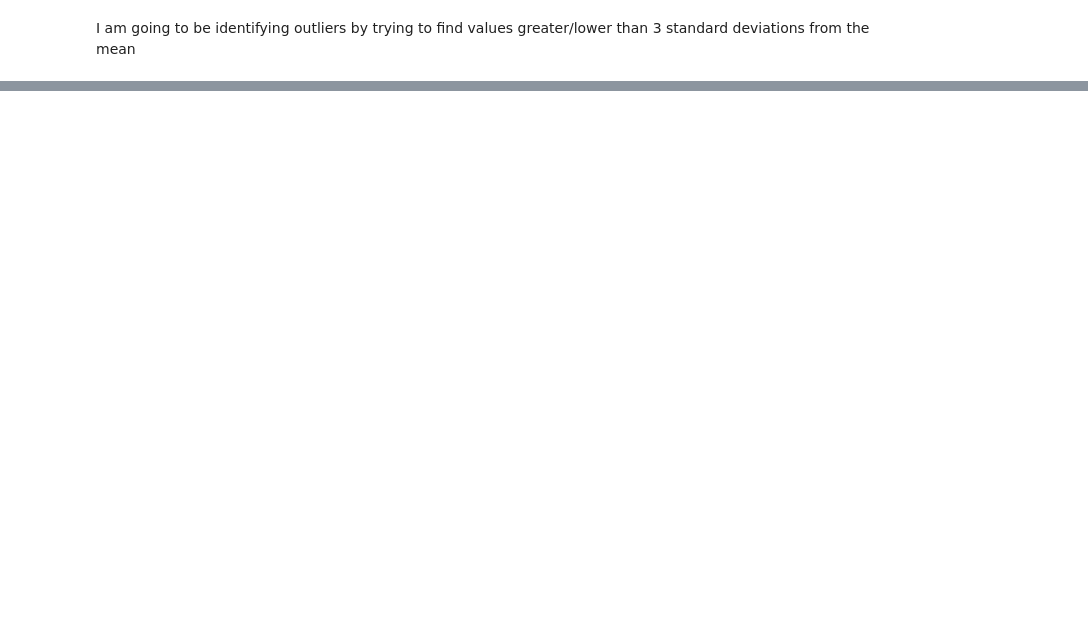
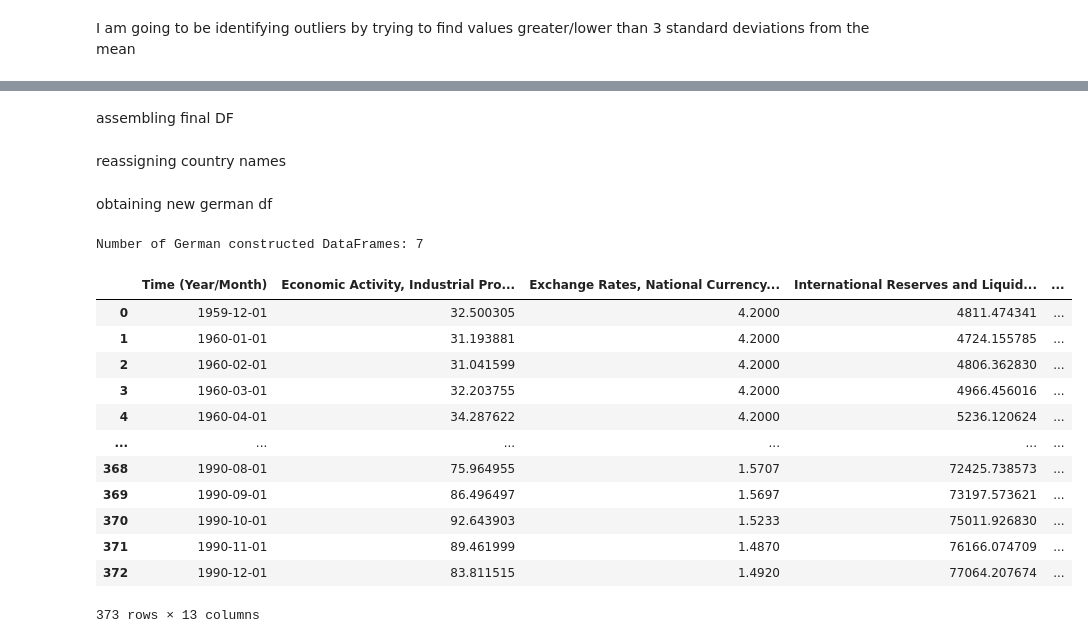
Before and after one commit to thoomkuzhymatthew/EC1B1_group28, a Jupyter notebook: code/DataCleaning.ipynb, the cells around one changed output, grey strips where cells are left out. Cells and saved outputs as stored; diff of their text form; code cells hidden in the pictures; blank space fills up the shorter version.

Commit message:
final df created and sotred in data

```diff
--- a/code/DataCleaning.ipynb
+++ b/code/DataCleaning.ipynb
@@ -921,0 +898,78 @@ cleaned_df
+# %% [markdown]
+assembling final DF
+# %% [markdown]
+reassigning country names
+# %%
+# Reassigning country for easier merging:
+
+# Loop over the cleaned_dfs dictionary and add/update the "Country" column
+for key, df in cleaned_dfs.items():
+    if key.startswith("cleaned_german_"):
+        df["Country"] = "Germany"
+    elif key.startswith("cleaned_us_"):
+        df["Country"] = "USA"
+    else:
+        # Optionally, handle unexpected keys
+        df["Country"] = "Unknown"
+# %% [markdown]
+obtaining new german df
+# %%
+import pandas as pd
+import functools
+
+# Step 1: Get the 7 cleaned German constructed DataFrames from cleaned_dfs.
+# (Assuming your dictionary "cleaned_dfs" contains keys starting with "cleaned_german_"
+# for all German constructed variables.)
+german_constructed = [df for key, df in cleaned_dfs.items() if key.startswith("cleaned_german_")]
+
+# Check that we have 7:
+print("Number of German constructed DataFrames:", len(german_constructed))
+
+# Step 2: Merge the 7 constructed DataFrames into one wide DataFrame.
+# Use an outer join on "Time (Year/Month)" and "Country".
+if german_constructed:
+    merged_german_constructed = functools.reduce(
+        lambda left, right: pd.merge(left, right, on=["Time (Year/Month)", "Country"], how="outer"),
+        german_constructed
+    )
+else:
+    merged_german_constructed = pd.DataFrame()
+
+# Ensure the "Time (Year/Month)" column in both DataFrames is in datetime format
+g_df["Time (Year/Month)"] = pd.to_datetime(g_df["Time (Year/Month)"], errors="coerce")
+merged_german_constructed["Time (Year/Month)"] = pd.to_datetime(merged_german_constructed["Time (Year/Month)"], errors="coerce")
+
+# Merge the base German data (g_df) with the merged constructed German variables
+new_g_df = pd.merge(g_df, merged_german_constructed, on=["Time (Year/Month)", "Country"], how="outer")
+
+# Sort the resulting DataFrame by "Time (Year/Month)"
+new_g_df = new_g_df.sort_values("Time (Year/Month)").reset_index(drop=True)
+
+# For viewing:
+new_g_df
+
+
+# Step 3: Merge the base German data (g_df) with the merged German constructed data.
+# We assume g_df contains the German base variables and already has columns "Time (Year/Month)" and "Country".
+new_g_df = pd.merge(g_df, merged_german_constructed, on=["Time (Year/Month)", "Country"], how="outer")
+
+# Optionally sort the final German DataFrame by time.
+new_g_df = new_g_df.sort_values("Time (Year/Month)").reset_index(drop=True)
+
+# Display the new German DataFrame
+new_g_df
+# %% [output]
+Number of German constructed DataFrames: 7
+|  | Time (Year/Month) | Economic Activity, Industrial Pro... | Exchange Rates, National Currency... | International Reserves and Liquid... | ... |
+| 0 | 1959-12-01 | 32.500305 | 4.2000 | 4811.474341 | ... |
+| 1 | 1960-01-01 | 31.193881 | 4.2000 | 4724.155785 | ... |
+| 2 | 1960-02-01 | 31.041599 | 4.2000 | 4806.362830 | ... |
+| 3 | 1960-03-01 | 32.203755 | 4.2000 | 4966.456016 | ... |
+| 4 | 1960-04-01 | 34.287622 | 4.2000 | 5236.120624 | ... |
+| ... | ... | ... | ... | ... | ... |
+| 368 | 1990-08-01 | 75.964955 | 1.5707 | 72425.738573 | ... |
+| 369 | 1990-09-01 | 86.496497 | 1.5697 | 73197.573621 | ... |
+| 370 | 1990-10-01 | 92.643903 | 1.5233 | 75011.926830 | ... |
+| 371 | 1990-11-01 | 89.461999 | 1.4870 | 76166.074709 | ... |
+| 372 | 1990-12-01 | 83.811515 | 1.4920 | 77064.207674 | ... |
+373 rows × 13 columns
```
Also changed, not shown: parts of 23 cells of this notebook, 5 other files.
